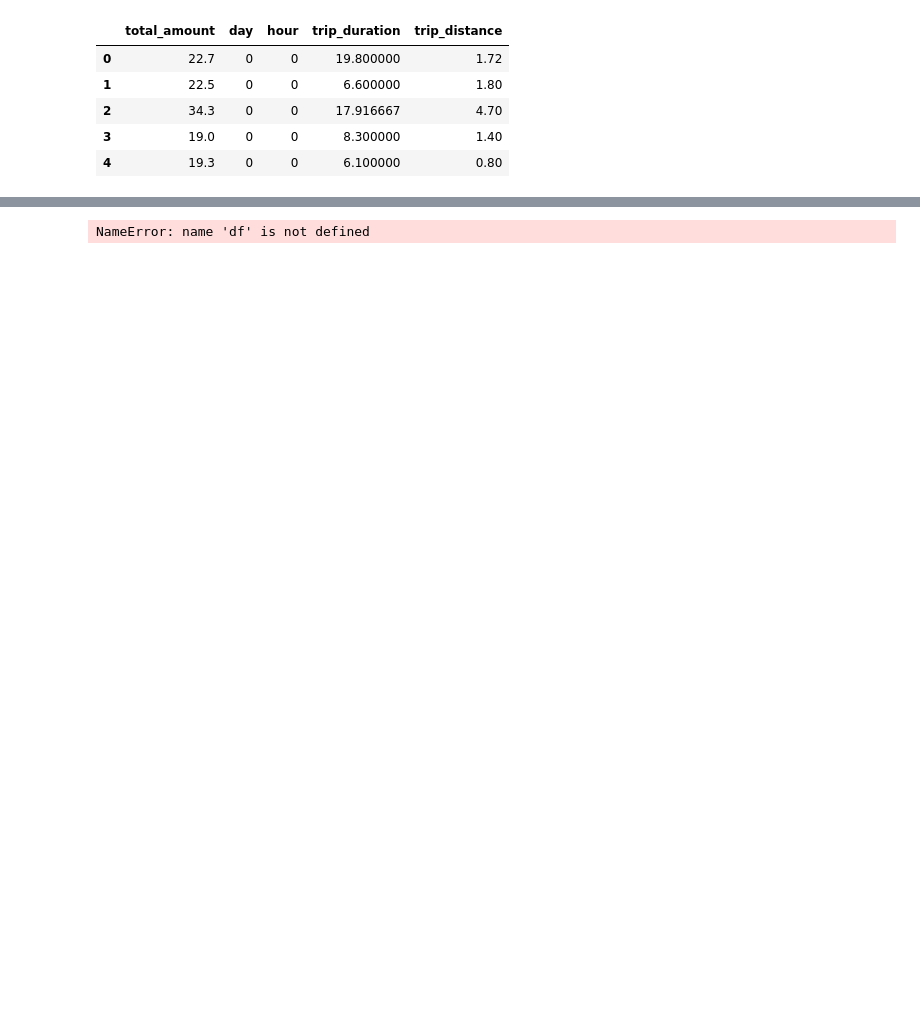
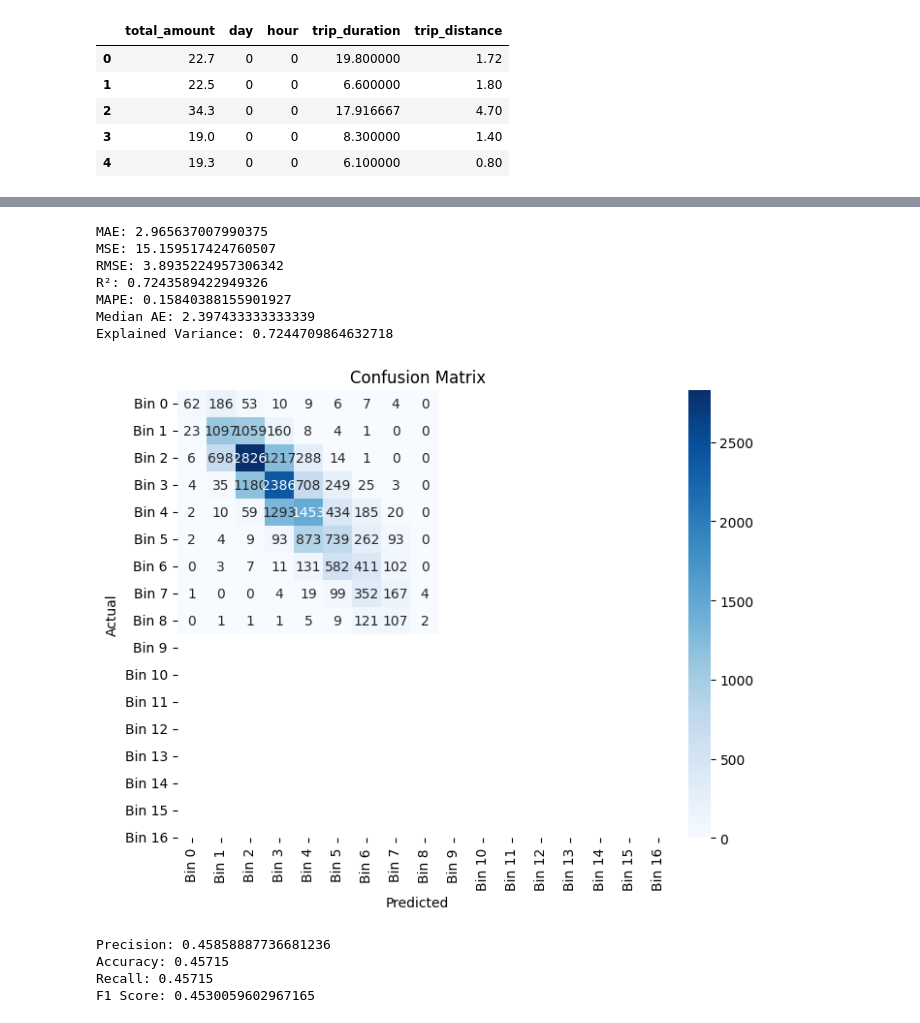
Before and after one commit to deep-zspace/NYC-taxi-Trip-Fare-Prediction, a Jupyter notebook: main.ipynb, the cells around one changed output, grey strips where cells are left out. Saved outputs shown, nothing was run; the diff lists cells and outputs as text; code cells hidden in the pictures; blank space fills up the shorter version.

```diff
--- a/main.ipynb
+++ b/main.ipynb
@@ -52,6 +56,6 @@ df.head()
 # %%
 # Define the number of samples to use for training
-n_samples = 500  # Update this to the desired number of samples
+n_samples = 1000000  # Update this to the desired number of samples
 
 # Take a random sample of the cleaned dataset
 df = df.sample(n=n_samples, random_state=42)
@@ -60,6 +64,7 @@ df = df.sample(n=n_samples, random_state=42)
 features = ['day', 'hour', 'trip_duration', 'trip_distance']
 target = 'total_amount'
 
+standard_deviation = df['total_amount'].std
 # Scale the features
 scaler = StandardScaler()
 df[features] = scaler.fit_transform(df[features])
@@ -78,11 +83,75 @@ rf_model.fit(X_train, y_train)
 # Predict on the test set
 y_pred = rf_model.predict(X_test)
 
-# Evaluate the model
 mae = mean_absolute_error(y_test, y_pred)
+mse = mean_squared_error(y_test, y_pred)
 rmse = mean_squared_error(y_test, y_pred, squared=False)
+r2 = r2_score(y_test, y_pred)
+mape = mean_absolute_percentage_error(y_test, y_pred)
+medae = median_absolute_error(y_test, y_pred)
+explained_variance = explained_variance_score(y_test, y_pred)
 
-print(f"Mean Absolute Error: {mae}")
-print(f"Root Mean Squared Error: {rmse}")
+print(f'Standard Deviation: {standard_deviation}')
+print(f'MAE: {mae}')
+print(f'MSE: {mse}')
+print(f'RMSE: {rmse}')
+print(f'R²: {r2}')
+print(f'MAPE: {mape}')
+print(f'Median AE: {medae}')
+print(f'Explained Variance: {explained_variance}')
 # %% [output]
-NameError: name 'df' is not defined
+MAE: 2.965637007990375
+MSE: 15.159517424760507
+RMSE: 3.8935224957306342
+R²: 0.7243589422949326
+MAPE: 0.15840388155901927
+Median AE: 2.397433333333339
+Explained Variance: 0.7244709864632718
+# %%
+import numpy as np
+data_combined = np.concatenate([y_test, y_pred])
+
+# Number of observations
+n = len(data_combined)
+
+# Sturges' Rule
+sturges_bins = int(np.ceil(np.log2(n) + 1))
+sqrt_bins = int(np.sqrt(n))
+
+# Define the number of bins
+num_bins = sturges_bins
+
+# Create bins for the continuous data
+bins = np.linspace(min(y_test + y_pred), max(y_test + y_pred), num_bins + 1)
+
+# Digitize the continuous data into bins
+y_test_binned = np.digitize(y_test, bins) - 1
+y_pred_binned = np.digitize(y_pred, bins) - 1
+
+# Compute the confusion matrix
+cm = confusion_matrix(y_test_binned, y_pred_binned)
+
+# Display the confusion matrix using Seaborn
+plt.figure(figsize=(8, 6))
+sns.heatmap(cm, annot=True, fmt='d', cmap='Blues', xticklabels=[f'Bin {i}' for i in range(num_bins)], yticklabels=[f'Bin {i}' for i in range(num_bins)])
+plt.xlabel('Predicted')
+plt.ylabel('Actual')
+plt.title('Confusion Matrix')
+plt.show()
+
+# Compute and print precision, accuracy, recall, and F1-score
+precision = precision_score(y_test_binned, y_pred_binned, average='weighted')
+accuracy = accuracy_score(y_test_binned, y_pred_binned)
+recall = recall_score(y_test_binned, y_pred_binned, average='weighted')
+f1 = f1_score(y_test_binned, y_pred_binned, average='weighted')
+
+print(f"Precision: {precision}")
+print(f"Accuracy: {accuracy}")
+print(f"Recall: {recall}")
+print(f"F1 Score: {f1}")
+# %% [output]
+[figure, added]
+Precision: 0.45858887736681236
+Accuracy: 0.45715
+Recall: 0.45715
+F1 Score: 0.4530059602967165
```
Also changed, not shown: parts of 3 cells of this notebook.
